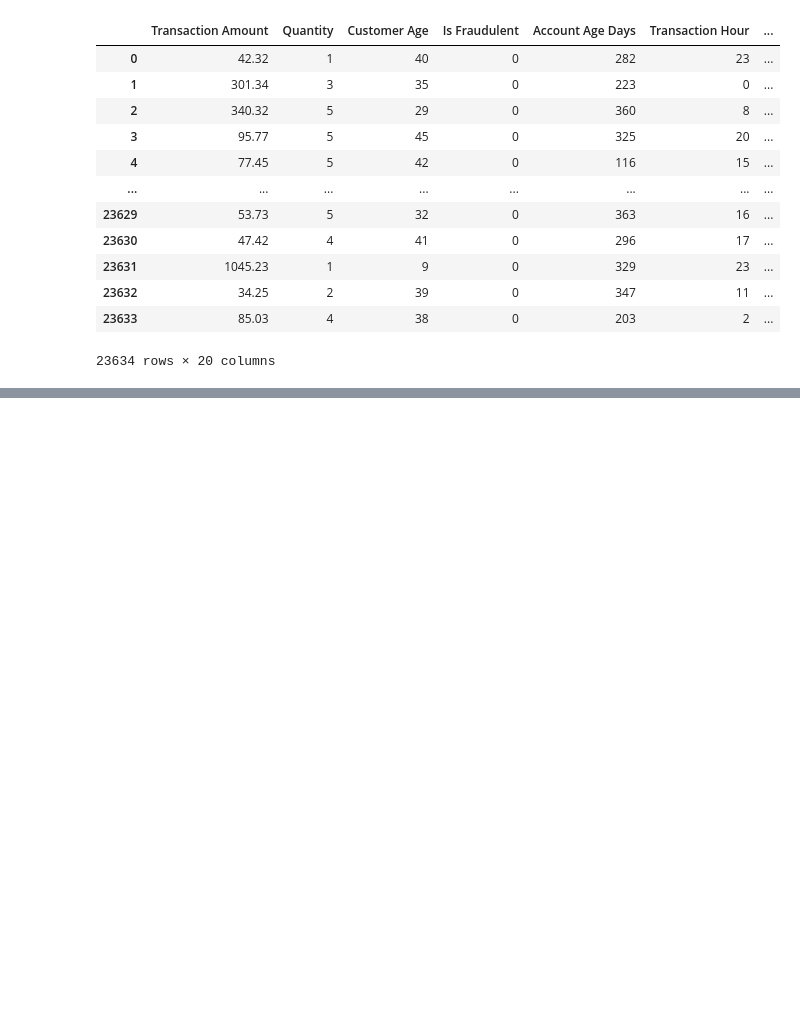
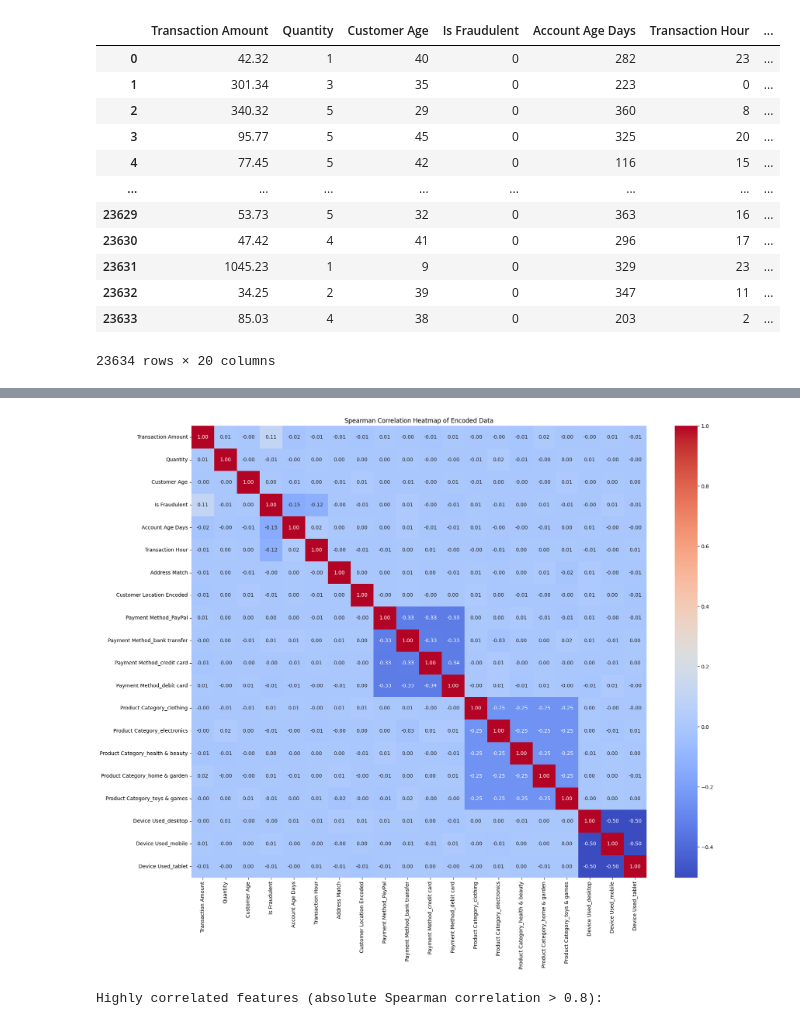
Before and after one commit to muajnstu/Large_Scale_Implementation_of_DSK_Chain, a Jupyter notebook: Data_Preparation_of_Fraud_Transaction_data.ipynb, the cells around one changed output, grey strips where cells are left out. Cells and saved outputs as stored; diff of their text form; code cells hidden in the pictures; blank space fills up the shorter version.

```diff
--- a/Data_Preparation_of_Fraud_Transaction_data.ipynb
+++ b/Data_Preparation_of_Fraud_Transaction_data.ipynb
@@ -63,0 +72,26 @@ df
+# %%
+# Calculate Spearman correlation matrix
+corr_spearman = df.corr(method='spearman')
+
+# Generate heatmap
+plt.figure(figsize=(20, 16))
+sns.heatmap(corr_spearman, annot=True, cmap='coolwarm', fmt=".2f")
+plt.title('Spearman Correlation Heatmap of Encoded Data')
+plt.show()
+
+# Find highly correlated features (absolute correlation > 0.8)
+threshold = 0.8
+highly_correlated_features = set()
+for i in range(len(corr_spearman.columns)):
+    for j in range(i):
+        if abs(corr_spearman.iloc[i, j]) > threshold:
+            colname_i = corr_spearman.columns[i]
+            colname_j = corr_spearman.columns[j]
+            highly_correlated_features.add(f"{colname_i} - {colname_j}: {corr_spearman.iloc[i, j]:.2f}")
+
+print("\nHighly correlated features (absolute Spearman correlation > 0.8):")
+for feature_pair in highly_correlated_features:
+    print(feature_pair)
+# %% [output]
+[figure, added]
+Highly correlated features (absolute Spearman correlation > 0.8):
```
Also changed, not shown: parts of 2 cells of this notebook.
